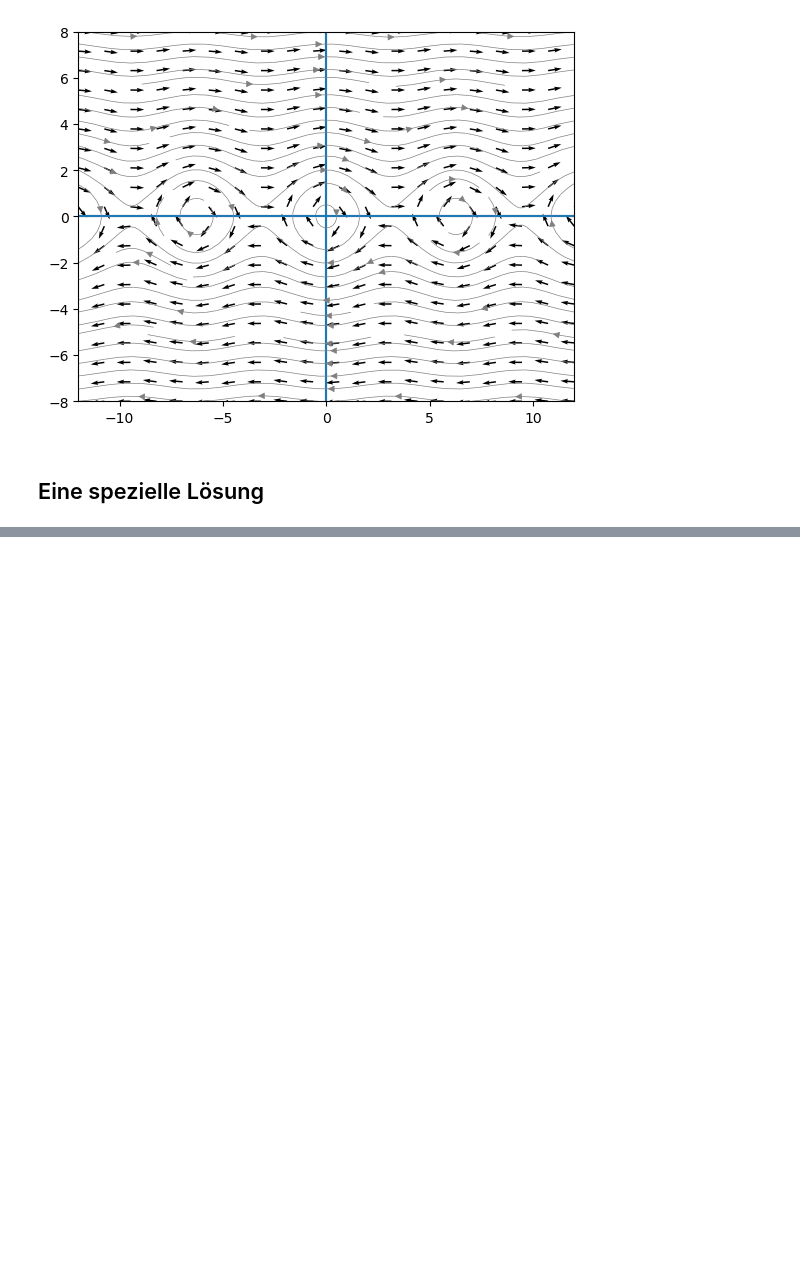
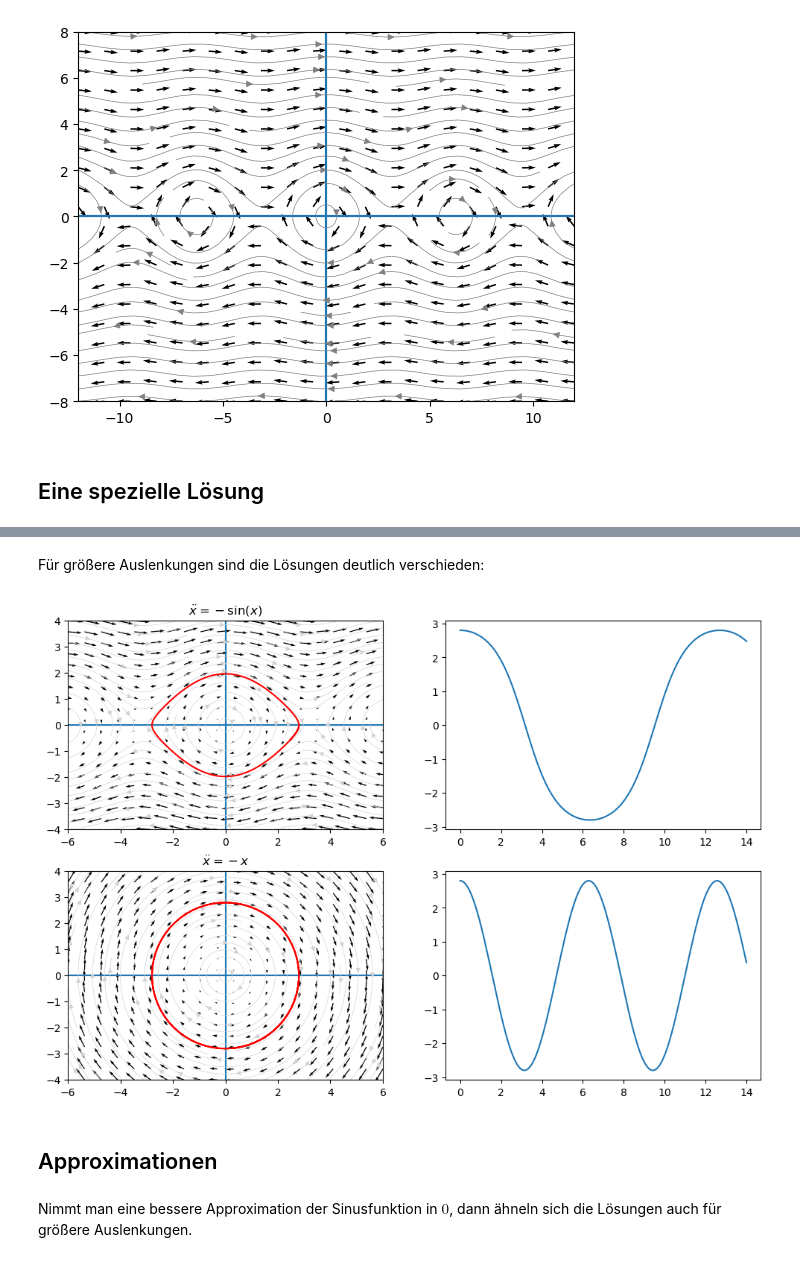
Before and after one commit to JeremiasE/worksheets-ode-2023, a Jupyter notebook: examples/1-Pendel.ipynb, the cells around one changed output, grey strips where cells are left out. Saved outputs shown, nothing was run; the diff lists cells and outputs as text; code cells hidden in the pictures; blank space fills up the shorter version.

```diff
--- a/examples/1-Pendel.ipynb
+++ b/examples/1-Pendel.ipynb
@@ -88,0 +138,11 @@ plt.show()
+# %% [markdown]
+Für größere Auslenkungen sind die Lösungen deutlich verschieden:
+# %%
+plot_solution_with_approximation((2.8,0),g)
+plt.show()
+# %% [output]
+[figure, added]
+# %% [markdown]
+## Approximationen
+# %% [markdown]
+Nimmt man eine bessere Approximation der Sinusfunktion in $0$, dann ähneln sich die Lösungen auch für größere Auslenkungen.
```
Also changed, not shown: parts of 28 cells of this notebook, 1 other file.
